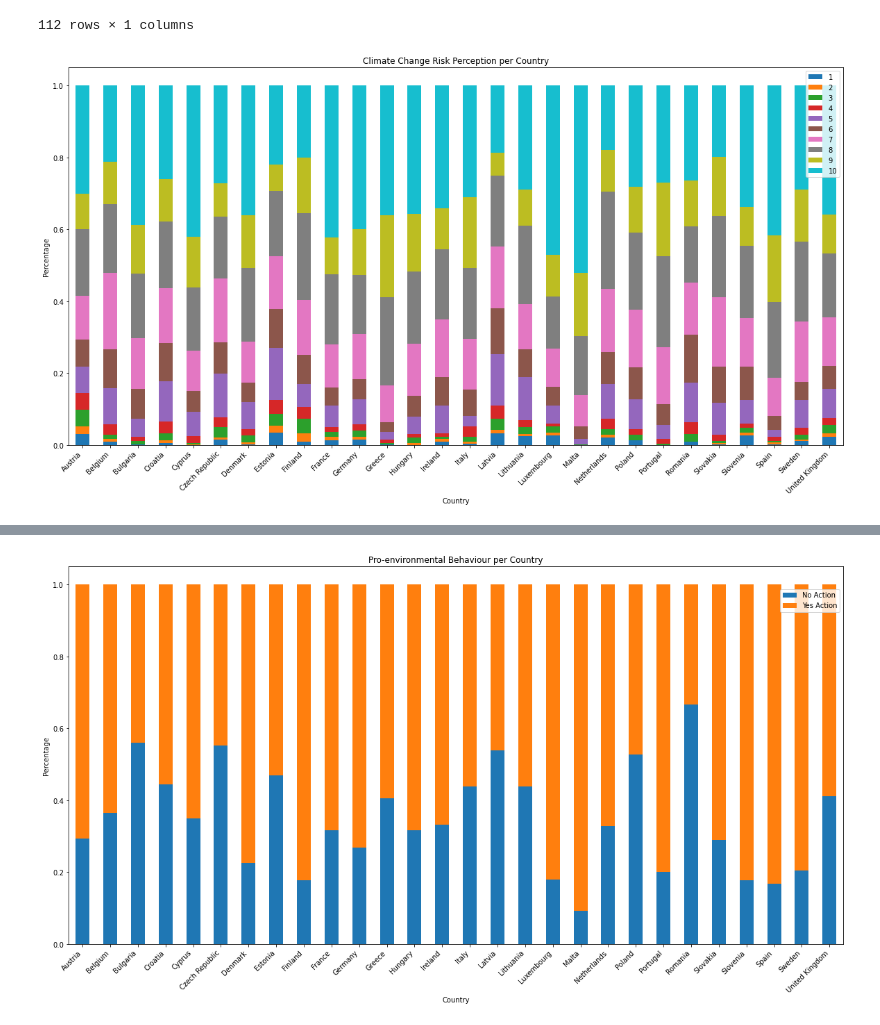
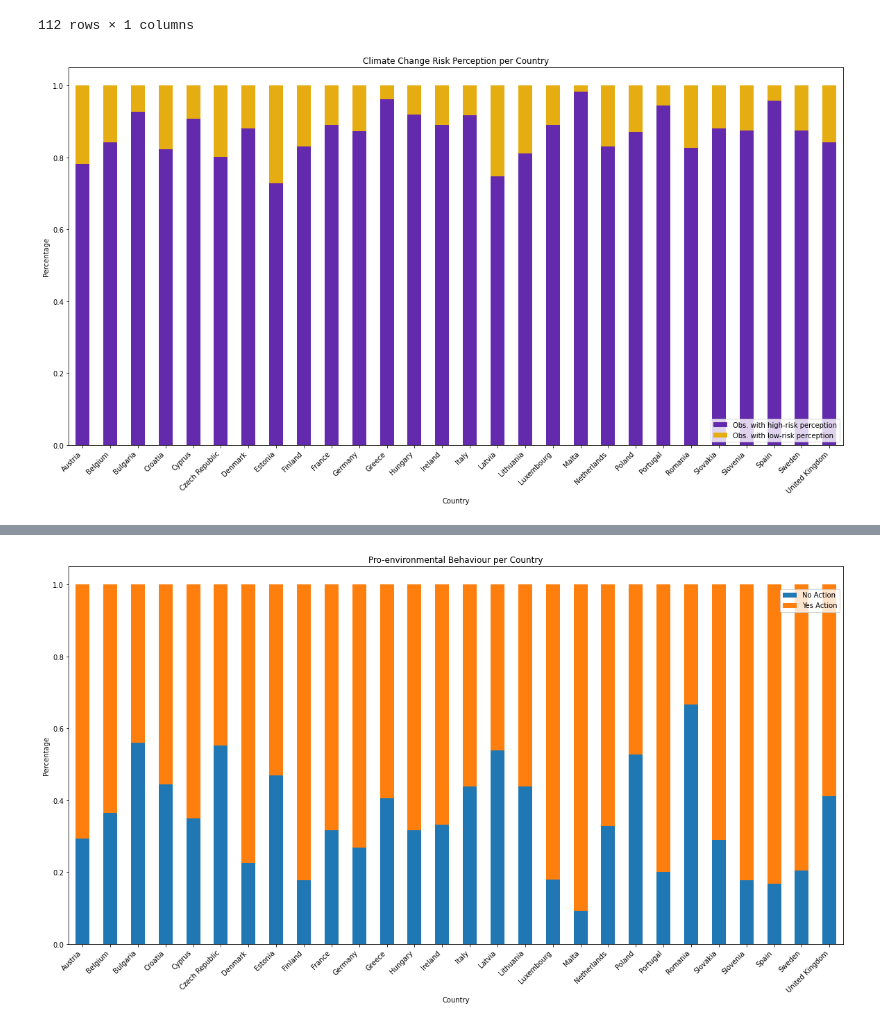
Before and after one commit to claudiagiuspoli/pro-environmental-behaviour, a Jupyter notebook: data viz.ipynb, the cells around one changed output, grey strips where cells are left out. Drawn from its saved outputs; the diff is of its cells as text; code cells hidden in the pictures.

```diff
--- a/data viz.ipynb
+++ b/data viz.ipynb
@@ -9,6 +9,9 @@ from geopy.geocoders import Nominatim
 
 
 df =pd.read_csv('df-climatechange.csv')
+df = df.drop(['Unnamed: 0', 'Unnamed: 0.1', 'qb1a'], axis = 1)
+df['Risk Percepetion Level'] = ['Obs. with high-risk perception' if x >= 6 else 'Obs. with low-risk perception' for x in df['qb2']]
+
 df1 = df[df.qb2 >= 6]
 df2 = df[df.qb2 <= 5]
 df.head()
@@ -296,26 +392,25 @@ c
 |  | 4 | 4.771930 |
 112 rows × 1 columns
 # %%
-freq_df =  df.groupby(['country'])['qb2'].value_counts().unstack()
+freq_df =  df.groupby(['country'])['Risk Percepetion Level'].value_counts().unstack()
 #freq_df = freq_df[['low', 'medium', 'high']]
 pct_df = freq_df.divide(freq_df.sum(axis=1), axis=0)
-#my_colors = [(x/10.0, x/20.0, 0.75) for x in range(len(df))] # <-- Quick gradient example along the Red/Green dimensions.
+my_colors = [sns.color_palette('CMRmap_r')[4],sns.color_palette('CMRmap_r')[1]]
+pct_df.plot(kind="bar", stacked=True, color = my_colors)
 
-pct_df.plot(kind="bar", stacked=True)
-
-plt.legend(loc='upper right')
+plt.legend(loc='lower right')
 
 plt.gcf().set_size_inches(20, 10)
 
 
 # Add labels and title
 plt.title("Climate Change Risk Perception per Country")
 plt.xlabel("Country")
 plt.ylabel("Percentage")
 plt.xticks(rotation=45, ha='right')
 
-#plt.savefig('Climate Change Risk Perception per Country.png', bbox_inches='tight')
+plt.savefig('Climate Change Risk Perception per Country.png', bbox_inches='tight')
 # Display the graph on the screen
 plt.show()
 # %% [output]
-[figure, old version]
+[figure, new version]
```
Also changed, not shown: parts of 13 cells of this notebook, 6 other files.
